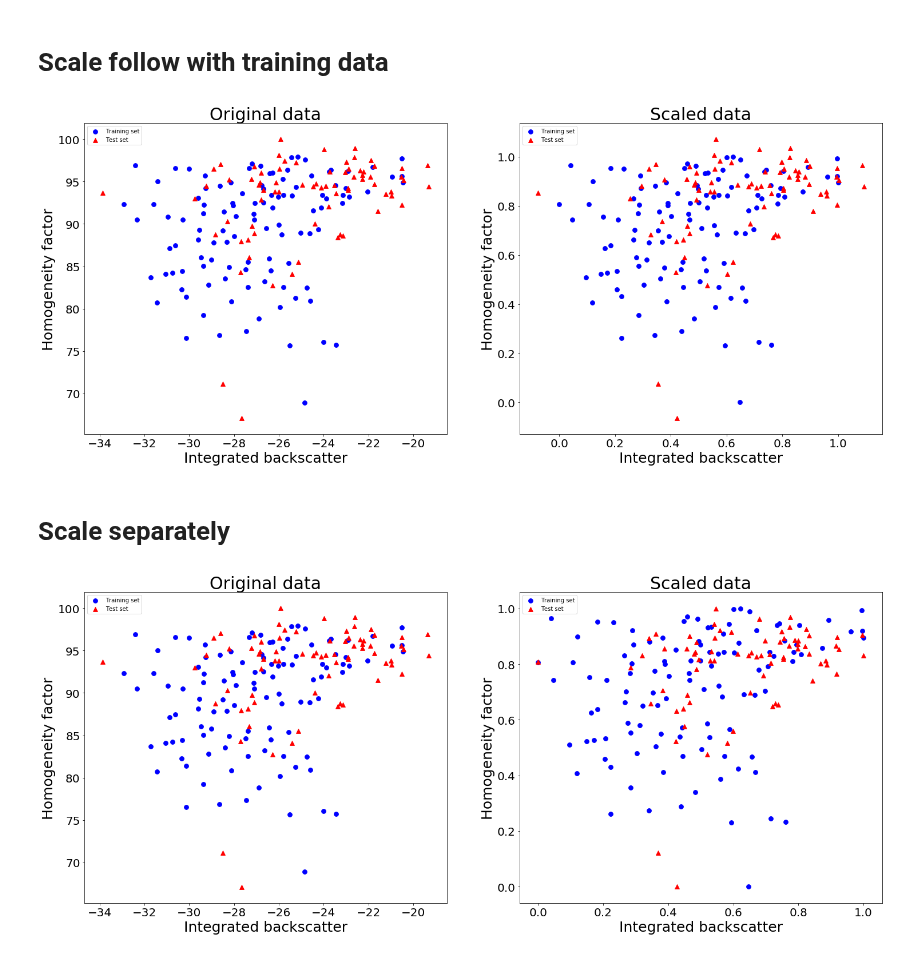
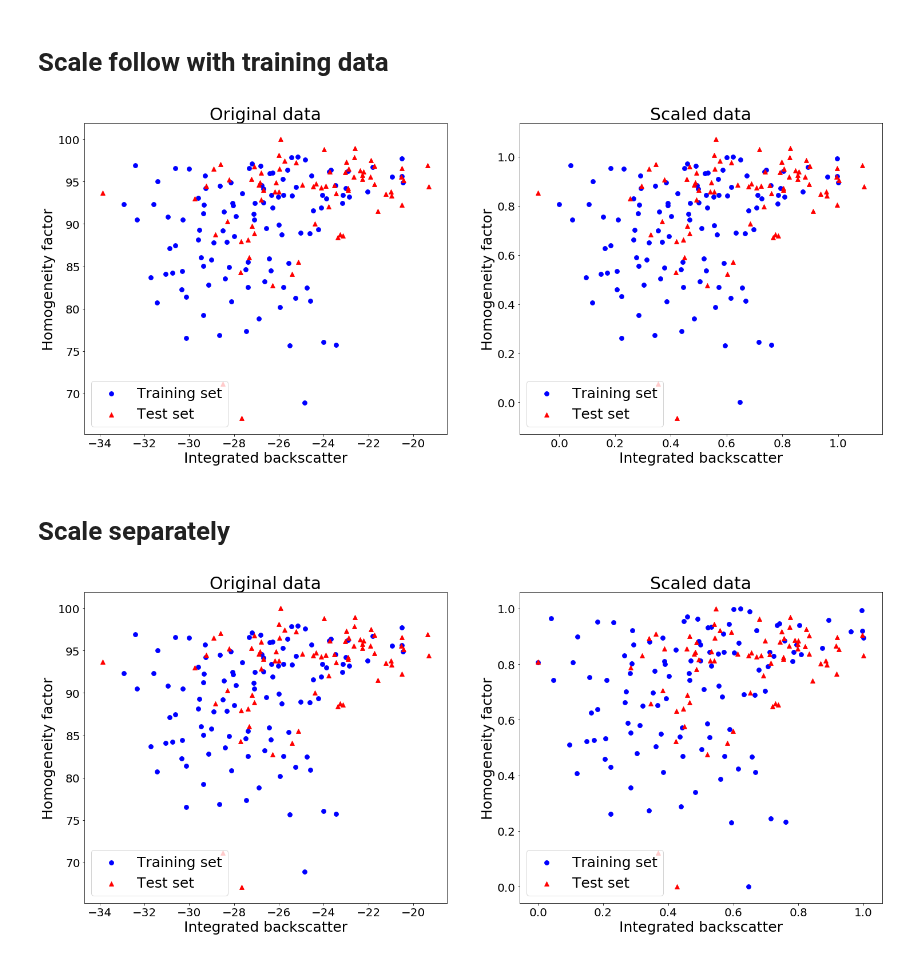
Before and after one commit to Lance0218/Fatty-liver-classifier, a Jupyter notebook: Effect of different scaling type.ipynb, the cells around one changed output. Drawn from its saved outputs; the diff is of its cells as text; code cells hidden in the pictures.

Commit message:
Change legend fontsize

```diff
--- a/Effect of different scaling type.ipynb
+++ b/Effect of different scaling type.ipynb
@@ -44,36 +44,36 @@ y_test = []
 for i in range(nrows):  # y = 'T' or 'F' from Pathology  data
     if data.cell(i,1).value < 10:
         y_test.append(0)
     elif data.cell(i,1).value >= 10:
         y_test.append(1)
 y_test = np.ravel(y_test)   # Return a contiguous flattened array
 
 # plot
 plt.figure(figsize = (25, 10))
 
 plt.subplot(1, 2, 1)
 plt.scatter(X_tra[:, 0], X_tra[:, 1], s = 60, c = 'blue', alpha = 1, label='Training set')
 plt.scatter(X_te[:, 0], X_te[:, 1], s = 60, c = 'red', alpha = 1, label='Test set', marker = '^')
 plt.title('Original data', size=30)
 plt.xlabel('Integrated backscatter', size = 25)
 plt.ylabel('Homogeneity factor', size = 25)
 plt.xticks(size = 20)
 plt.yticks(size = 20)
-plt.legend(loc='upper left')
+plt.legend(loc='best', fontsize = 25)
 
 plt.subplot(1, 2, 2)
 plt.scatter(X_train[:, 0], X_train[:, 1], s = 60, c = 'blue', alpha = 1, label='Training set')
 plt.scatter(X_test[:, 0], X_test[:, 1], s = 60, c = 'red', alpha = 1, label='Test set', marker = '^')
 plt.title('Scaled data', size=30)
 plt.xlabel('Integrated backscatter', size = 25)
 plt.ylabel('Homogeneity factor', size = 25)
 plt.xticks(size = 20)
 plt.yticks(size = 20)
-plt.legend(loc='upper left')
+plt.legend(loc='best', fontsize = 25)
 plt.savefig('Data Visualization\Scaling follow training data.png')
 plt.show()
 # %% [output]
-[figure, old version]
+[figure, new version]
 # %% [markdown]
 # Scale separately
 # %%
@@ -134,7 +134,7 @@ plt.xlabel('Integrated backscatter', size = 25)
 plt.ylabel('Homogeneity factor', size = 25)
 plt.xticks(size = 20)
 plt.yticks(size = 20)
-plt.legend(loc='upper left')
+plt.legend(loc='best', fontsize = 25)
 
 plt.subplot(1, 2, 2)
 plt.scatter(X_train[:, 0], X_train[:, 1], s = 60, c = 'blue', alpha = 1, label='Training set')
@@ -144,8 +144,8 @@ plt.xlabel('Integrated backscatter', size = 25)
 plt.ylabel('Homogeneity factor', size = 25)
 plt.xticks(size = 20)
 plt.yticks(size = 20)
-plt.legend(loc='upper left')
+plt.legend(loc='best', fontsize = 25)
 plt.savefig('Data Visualization\Scaling separately.png')
 plt.show()
 # %% [output]
-[figure, old version]
+[figure, new version]
```
